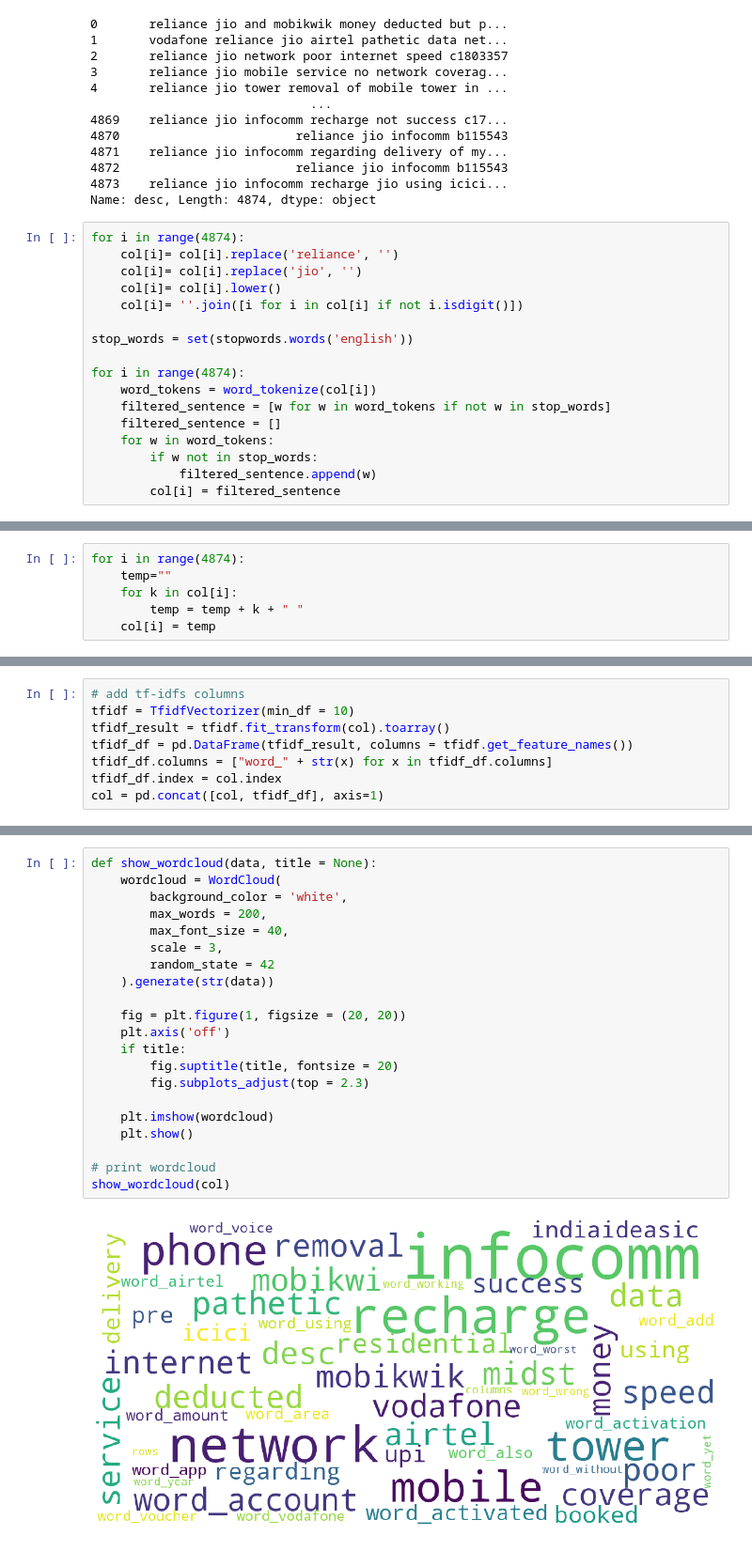
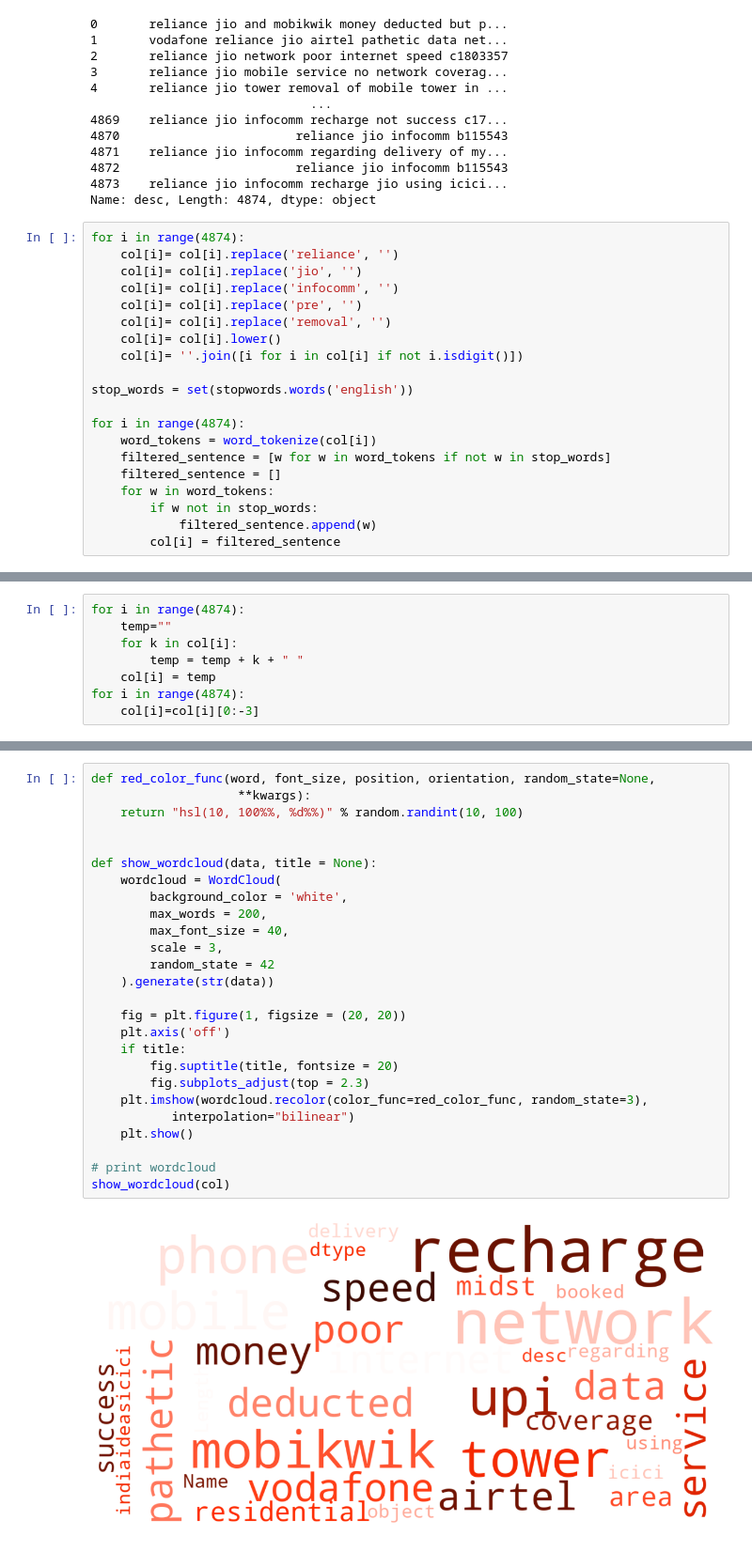
Before and after one commit to harshagr18/RILintern, a Jupyter notebook: JioComplains/clustering.ipynb, the cells around one changed output, grey strips where cells are left out. Shown at 94% size. Cells and saved outputs as stored; diff of their text form.

```diff
--- a/JioComplains/clustering.ipynb
+++ b/JioComplains/clustering.ipynb
@@ -47,6 +49,9 @@ Name: desc, Length: 4874, dtype: object
 for i in range(4874):
     col[i]= col[i].replace('reliance', '')
     col[i]= col[i].replace('jio', '')
+    col[i]= col[i].replace('infocomm', '')
+    col[i]= col[i].replace('pre', '')
+    col[i]= col[i].replace('removal', '')
     col[i]= col[i].lower()
     col[i]= ''.join([i for i in col[i] if not i.isdigit()])
 
@@ -87,6 +89,8 @@ for i in range(4874):
     for k in col[i]:
         temp = temp + k + " "
     col[i] = temp
+for i in range(4874):
+    col[i]=col[i][0:-3]
 # %% [output]
 A value is trying to be set on a copy of a slice from a DataFrame
 
@@ -110,8 +102,0 @@ Name: desc, Length: 4874, dtype: object
-# %%
-# add tf-idfs columns
-tfidf = TfidfVectorizer(min_df = 10)
-tfidf_result = tfidf.fit_transform(col).toarray()
-tfidf_df = pd.DataFrame(tfidf_result, columns = tfidf.get_feature_names())
-tfidf_df.columns = ["word_" + str(x) for x in tfidf_df.columns]
-tfidf_df.index = col.index
-col = pd.concat([col, tfidf_df], axis=1)
@@ -134,23 +103,28 @@ col
 # %%
+def red_color_func(word, font_size, position, orientation, random_state=None,
+                    **kwargs):
+    return "hsl(10, 100%%, %d%%)" % random.randint(10, 100)
+
+
 def show_wordcloud(data, title = None):
     wordcloud = WordCloud(
         background_color = 'white',
         max_words = 200,
         max_font_size = 40,
         scale = 3,
         random_state = 42
     ).generate(str(data))
 
     fig = plt.figure(1, figsize = (20, 20))
     plt.axis('off')
     if title:
         fig.suptitle(title, fontsize = 20)
         fig.subplots_adjust(top = 2.3)
-
-    plt.imshow(wordcloud)
+    plt.imshow(wordcloud.recolor(color_func=red_color_func, random_state=3),
+           interpolation="bilinear")
     plt.show()
 
 # print wordcloud
 show_wordcloud(col)
 # %% [output]
-[figure, old version]
+[figure, new version]
```
Also changed, not shown: parts of 5 cells of this notebook, 1 other file.
